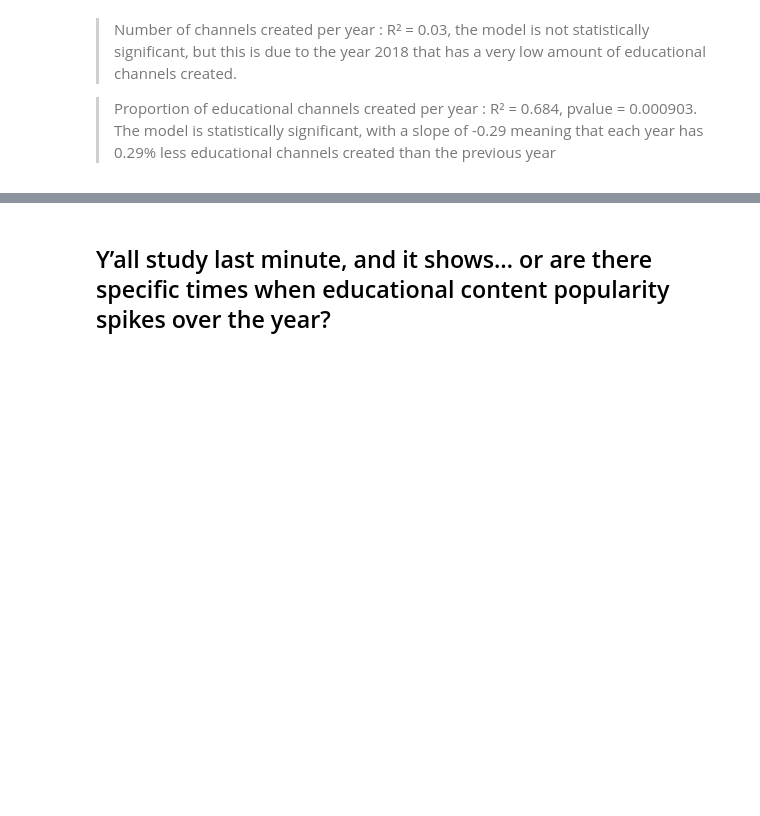
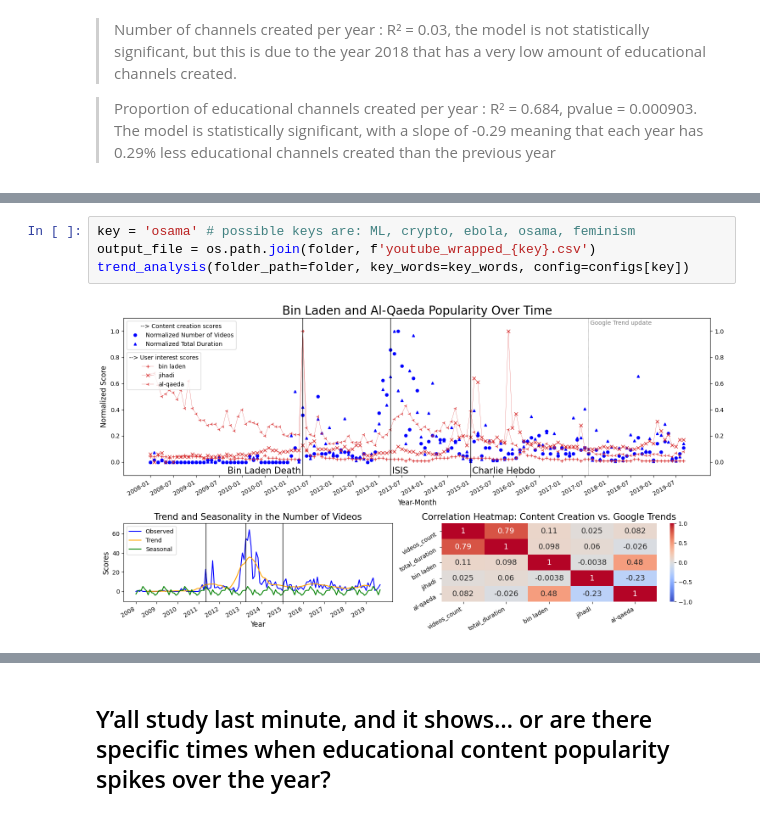
Before and after one commit to epfl-ada/ada-2024-project-sickada, a Jupyter notebook: results.ipynb, the cells around one changed output, grey strips where cells are left out. Cells and saved outputs as stored; diff of their text form; blank space fills up the shorter version.

```diff
--- a/results.ipynb
+++ b/results.ipynb
@@ -626,0 +891,6 @@ strong multicollinearity or other numerical problems.
+# %%
+key = 'osama' # possible keys are: ML, crypto, ebola, osama, feminism
+output_file = os.path.join(folder, f'youtube_wrapped_{key}.csv')
+trend_analysis(folder_path=folder, key_words=key_words, config=configs[key])
+# %% [output]
+[figure, added]
```
Also changed, not shown: parts of 18 cells of this notebook, 19 other files.
